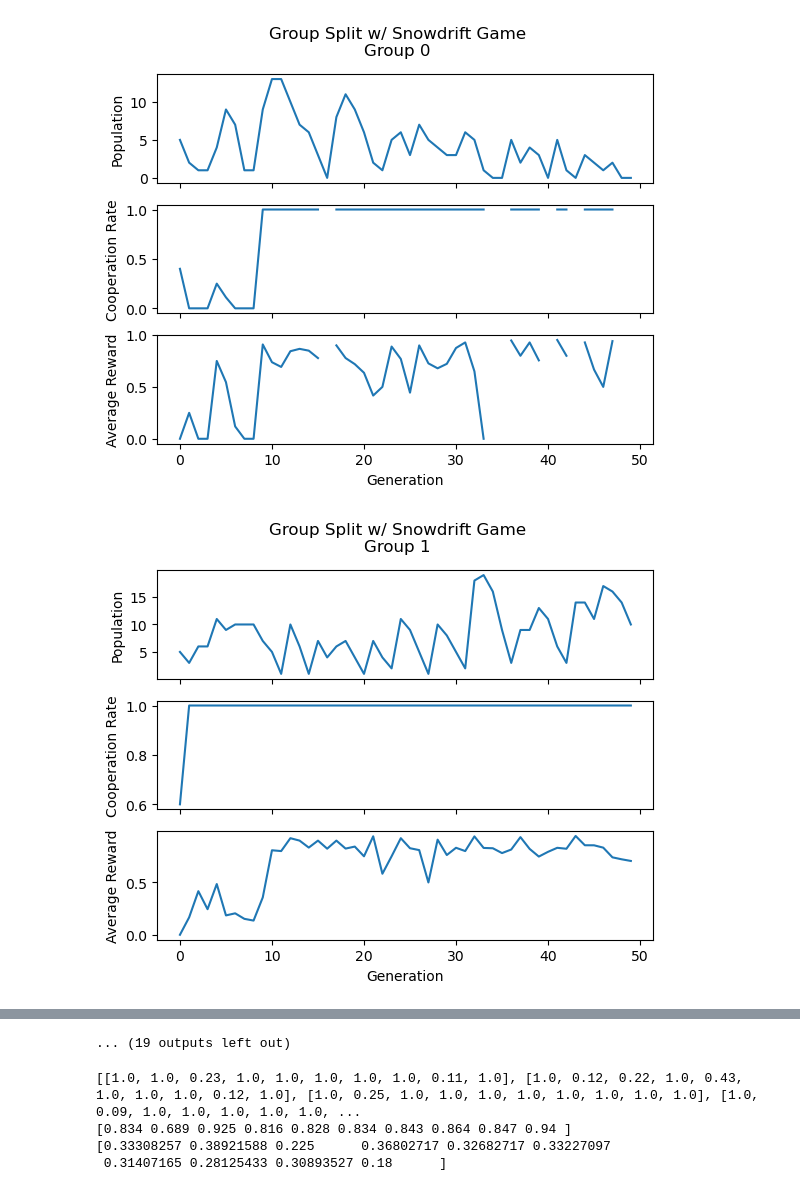
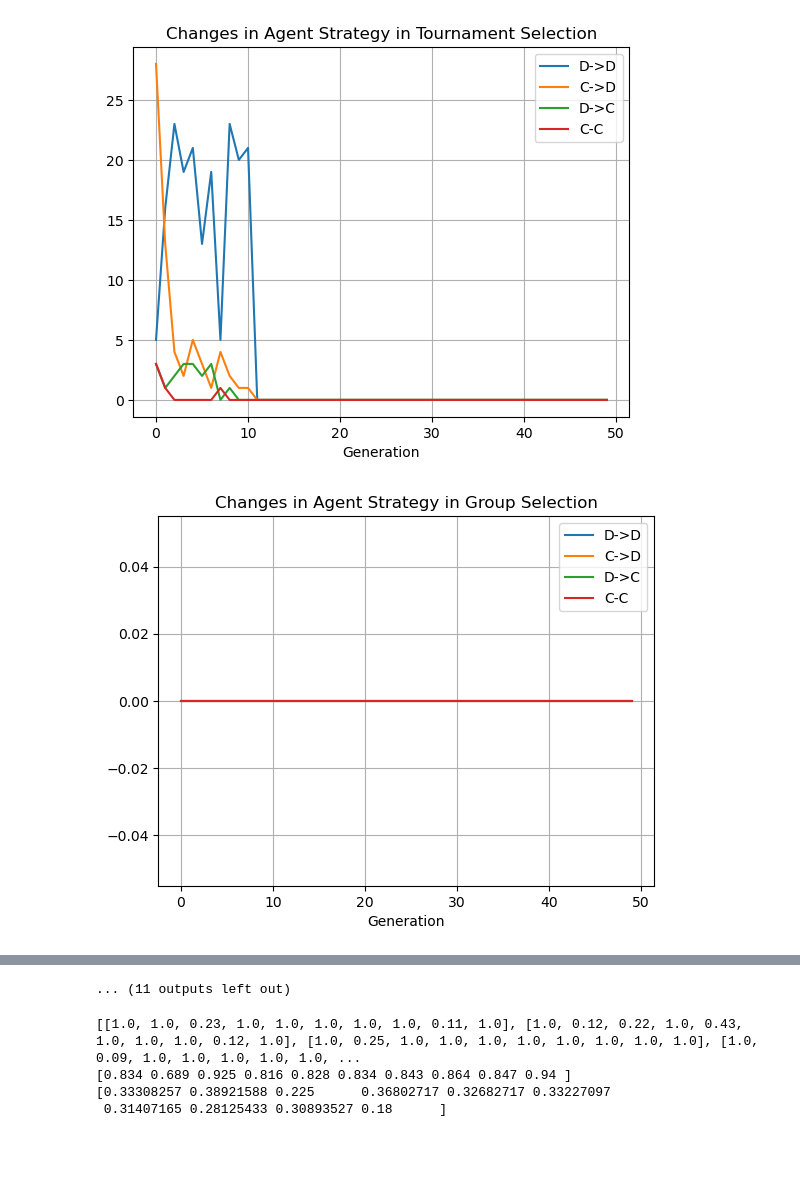
Before and after one commit to wbp1702/prisoners_dilemma, a Jupyter notebook: refactor/main.ipynb, the cells around one changed output, grey strips where cells are left out. Drawn from its saved outputs; the diff is of its cells as text; code cells hidden in the pictures; blank space fills up the shorter version.

Commit message:
Added more graphs

```diff
--- a/refactor/main.ipynb
+++ b/refactor/main.ipynb
@@ -5,7 +5,7 @@ import matplotlib.pyplot as plt
 
 population = 100
 
-np.random.seed(50)
+# np.random.seed(50)
 
 
-results = games.group_split_game(population, 30, 50, 1, 0.25, 20, 'equal')
+results = games.group_split_game(population, 20, 50, 0.1, 0.1, 20, '')
@@ -14,14 +32,38 @@ results = games.group_split_game(population, 30, 50, 1, 0.25, 20, 'equal')
 fig, ax = plt.subplots(3, sharex=True)
 
 ax[0].plot(results[3])
-ax[1].plot(np.divide(results[4], population))
-ax[2].plot(np.divide(results[5], population))
+ax[1].plot(results[4])
+ax[2].plot(results[5])
 ax[0].set_ylabel('Avg. Population')
 ax[1].set_ylabel('Cooperation Rate')
 ax[2].set_ylabel('Average Reward')
+ax[0].grid()
+ax[1].grid()
+ax[2].grid()
 
 plt.suptitle(f'Group Split w/ Snowdrift Game\nPopulation')
 plt.xlabel('Generation')
+plt.show()
+
+
+plt.plot(results[6][0])
+plt.plot(results[6][1])
+plt.plot(results[6][2])
+plt.plot(results[6][3])
+plt.legend(['D->D', 'C->D', 'D->C', 'C-C'])
+plt.title('Changes in Agent Strategy in Tournament Selection')
+plt.xlabel('Generation')
+plt.grid()
+plt.show()
+
+plt.plot(results[7][0])
+plt.plot(results[7][1])
+plt.plot(results[7][2])
+plt.plot(results[7][3])
+plt.legend(['D->D', 'C->D', 'D->C', 'C-C'])
+plt.title('Changes in Agent Strategy in Group Selection')
+plt.xlabel('Generation')
+plt.grid()
 plt.show()
 
 # Plot Group Statistics
@@ -29,6 +71,8 @@ for idx in range(len(results[0])):
     fig, ax = plt.subplots(3, sharex=True)
 
     ax[0].plot(results[0][idx])
+    # ax[1].plot(results[1][idx])
+    # ax[2].plot(results[2][idx])
     ax[1].plot(np.divide(results[1][idx], results[0][idx]))
     ax[2].plot(np.divide(results[2][idx], results[0][idx]))
     ax[0].set_ylabel('Population')
@@ -43,2 +87,2 @@ for idx in range(len(results[0])):
-[figure, old version]
+[figure, new version]
-[figure, old version]
+[figure, new version]
@@ -54,4 +98,4 @@ for idx in range(len(results[0])):
-... (19 outputs left out)
+... (11 outputs left out)
 # %%
 import games
 import numpy as np
```
Also changed, not shown: parts of 4 cells of this notebook, 2 other files.
